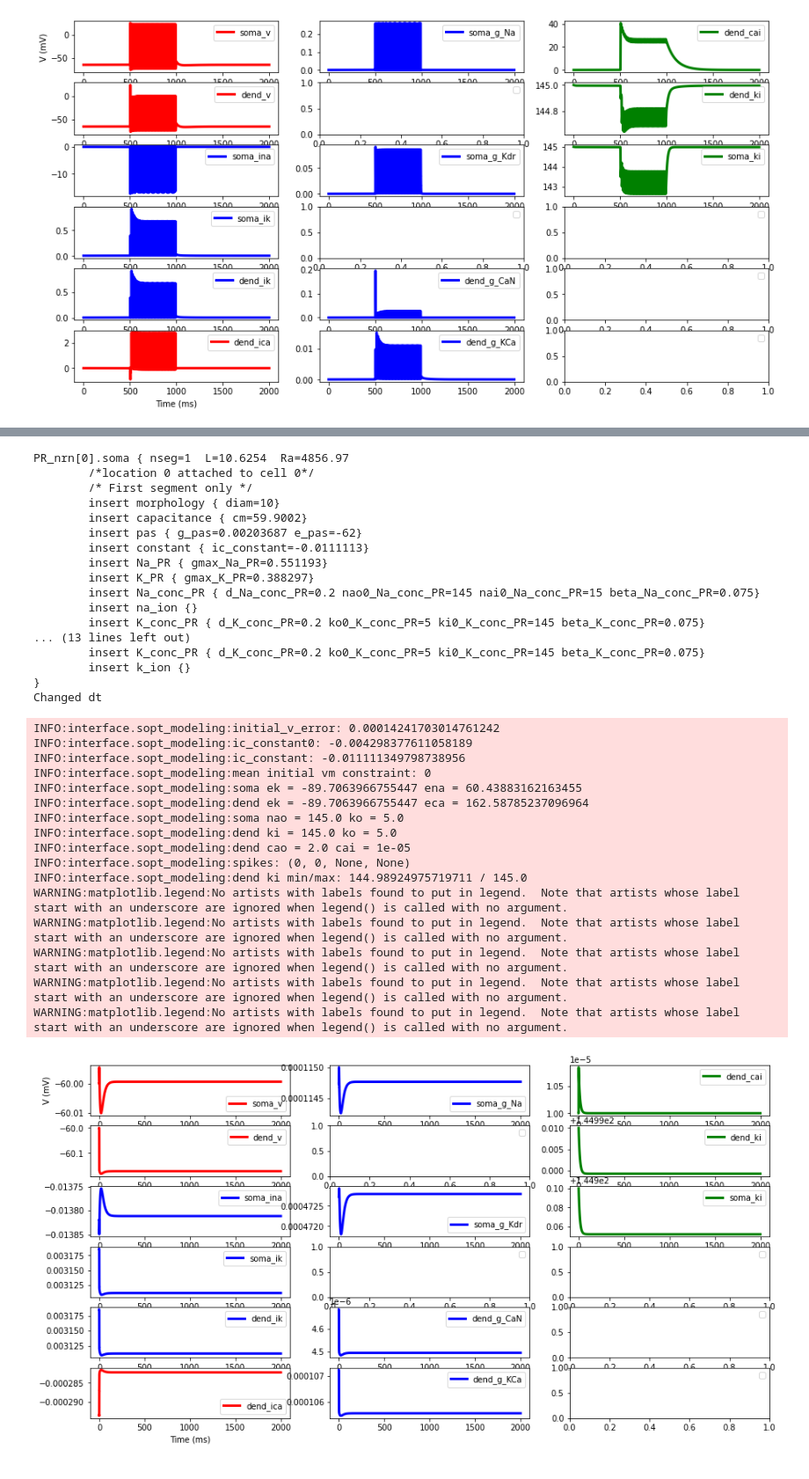
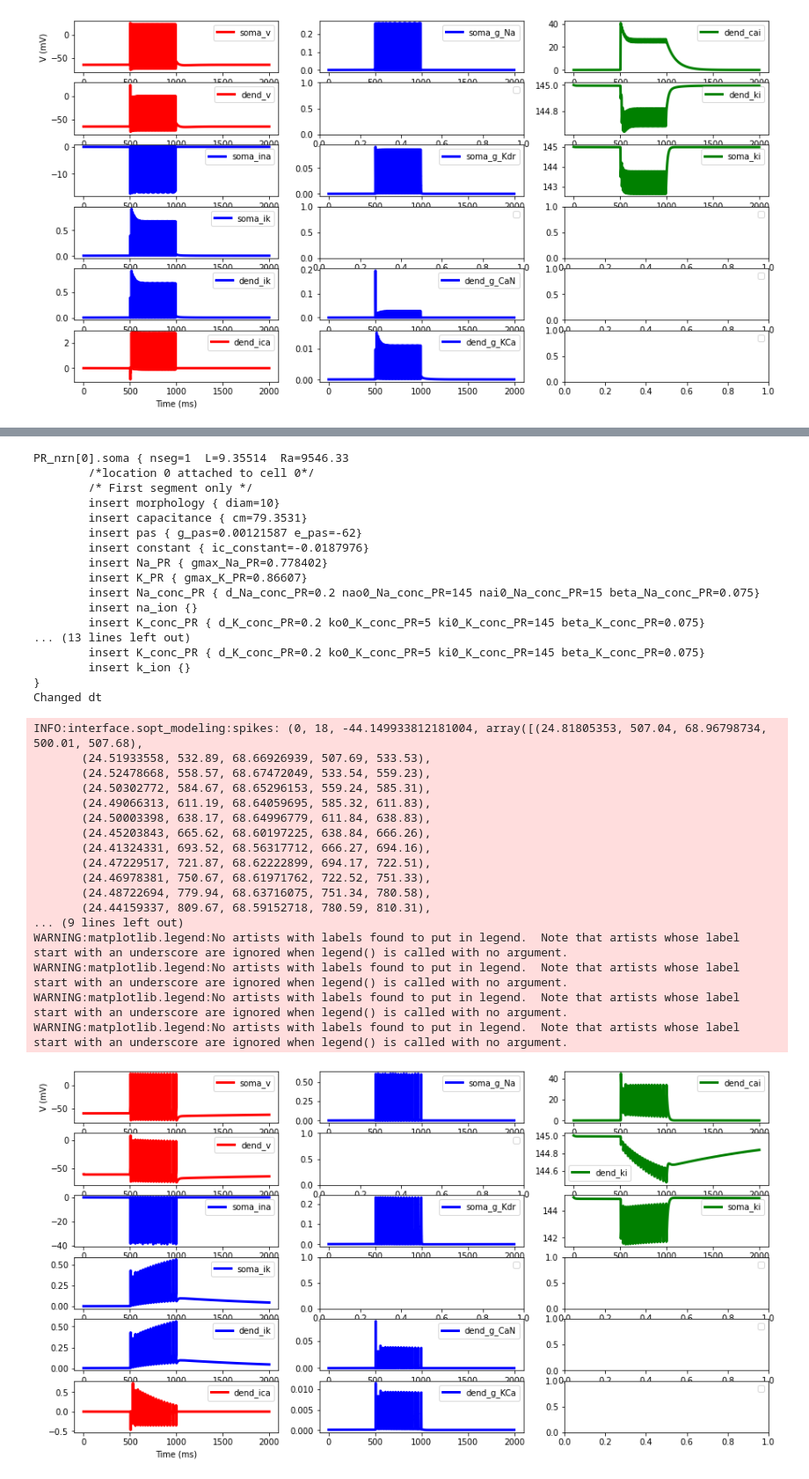
Before and after one commit to GazzolaLab/MultiObjectiveSurrogateOptimization, a Jupyter notebook: baseline.ipynb, the cells around one changed output, grey strips where cells are left out. Shown at 88% size. Saved outputs shown, nothing was run; the diff lists cells and outputs as text; code cells hidden in the pictures.

```diff
--- a/baseline.ipynb
+++ b/baseline.ipynb
@@ -976,7 +934,7 @@ param_dict.update(
     {k: feature_dict[k] for k in ["ic_constant_hold", "ic_constant_rest"]}
 )
 # %%
-isc.plot_iclamp(param_dict=param_dict, stim_amp=0.0);
+isc.plot_iclamp(param_dict=param_dict, stim_amp=0.2);
 # %% [output]
 NEURON: Couldn't find: rn.hoc
  near line 0
@@ -998,37 +956,38 @@ INFO:interface.sopt_modeling:{'Ltotal': 18.957544326782227,
-PR_nrn[0].soma { nseg=1  L=10.6254  Ra=4856.97
+PR_nrn[0].soma { nseg=1  L=9.35514  Ra=9546.33
         /*location 0 attached to cell 0*/
         /* First segment only */
         insert morphology { diam=10}
-        insert capacitance { cm=59.9002}
-        insert pas { g_pas=0.00203687 e_pas=-62}
-        insert constant { ic_constant=-0.0111113}
-        insert Na_PR { gmax_Na_PR=0.551193}
-        insert K_PR { gmax_K_PR=0.388297}
+        insert capacitance { cm=79.3531}
+        insert pas { g_pas=0.00121587 e_pas=-62}
+        insert constant { ic_constant=-0.0187976}
+        insert Na_PR { gmax_Na_PR=0.778402}
+        insert K_PR { gmax_K_PR=0.86607}
         insert Na_conc_PR { d_Na_conc_PR=0.2 nao0_Na_conc_PR=145 nai0_Na_conc_PR=15 beta_Na_conc_PR=0.075}
         insert na_ion {}
         insert K_conc_PR { d_K_conc_PR=0.2 ko0_K_conc_PR=5 ki0_K_conc_PR=145 beta_K_conc_PR=0.075}
 ... (13 lines left out)
         insert K_conc_PR { d_K_conc_PR=0.2 ko0_K_conc_PR=5 ki0_K_conc_PR=145 beta_K_conc_PR=0.075}
         insert k_ion {}
 }
 Changed dt
-INFO:interface.sopt_modeling:initial_v_error: 0.00014241703014761242
-INFO:interface.sopt_modeling:ic_constant0: -0.004298377611058189
-INFO:interface.sopt_modeling:ic_constant: -0.011111349798738956
-INFO:interface.sopt_modeling:mean initial vm constraint: 0
-INFO:interface.sopt_modeling:soma ek = -89.7063966755447 ena = 60.43883162163455
-INFO:interface.sopt_modeling:dend ek = -89.7063966755447 eca = 162.58785237096964
-INFO:interface.sopt_modeling:soma nao = 145.0 ko = 5.0
-INFO:interface.sopt_modeling:dend ki = 145.0 ko = 5.0
-INFO:interface.sopt_modeling:dend cao = 2.0 cai = 1e-05
-INFO:interface.sopt_modeling:spikes: (0, 0, None, None)
-INFO:interface.sopt_modeling:dend ki min/max: 144.98924975719711 / 145.0
+INFO:interface.sopt_modeling:spikes: (0, 18, -44.149933812181004, array([(24.81805353, 507.04, 68.96798734, 500.01, 507.68),
+       (24.51933558, 532.89, 68.66926939, 507.69, 533.53),
+       (24.52478668, 558.57, 68.67472049, 533.54, 559.23),
+       (24.50302772, 584.67, 68.65296153, 559.24, 585.31),
+       (24.49066313, 611.19, 68.64059695, 585.32, 611.83),
+       (24.50003398, 638.17, 68.64996779, 611.84, 638.83),
+       (24.45203843, 665.62, 68.60197225, 638.84, 666.26),
+       (24.41324331, 693.52, 68.56317712, 666.27, 694.16),
+       (24.47229517, 721.87, 68.62222899, 694.17, 722.51),
+       (24.46978381, 750.67, 68.61971762, 722.52, 751.33),
+       (24.48722694, 779.94, 68.63716075, 751.34, 780.58),
+       (24.44159337, 809.67, 68.59152718, 780.59, 810.31),
+... (9 lines left out)
 WARNING:matplotlib.legend:No artists with labels found to put in legend.  Note that artists whose label start with an underscore are ignored when legend() is called with no argument.
 WARNING:matplotlib.legend:No artists with labels found to put in legend.  Note that artists whose label start with an underscore are ignored when legend() is called with no argument.
 WARNING:matplotlib.legend:No artists with labels found to put in legend.  Note that artists whose label start with an underscore are ignored when legend() is called with no argument.
 WARNING:matplotlib.legend:No artists with labels found to put in legend.  Note that artists whose label start with an underscore are ignored when legend() is called with no argument.
-WARNING:matplotlib.legend:No artists with labels found to put in legend.  Note that artists whose label start with an underscore are ignored when legend() is called with no argument.
-[figure, old version]
+[figure, new version]
 # %%
 isc.plot_iclamp(param_dict=param_dict, stim_amp=0.8);
 # %% [output]
```
Also changed, not shown: parts of 13 cells of this notebook.
